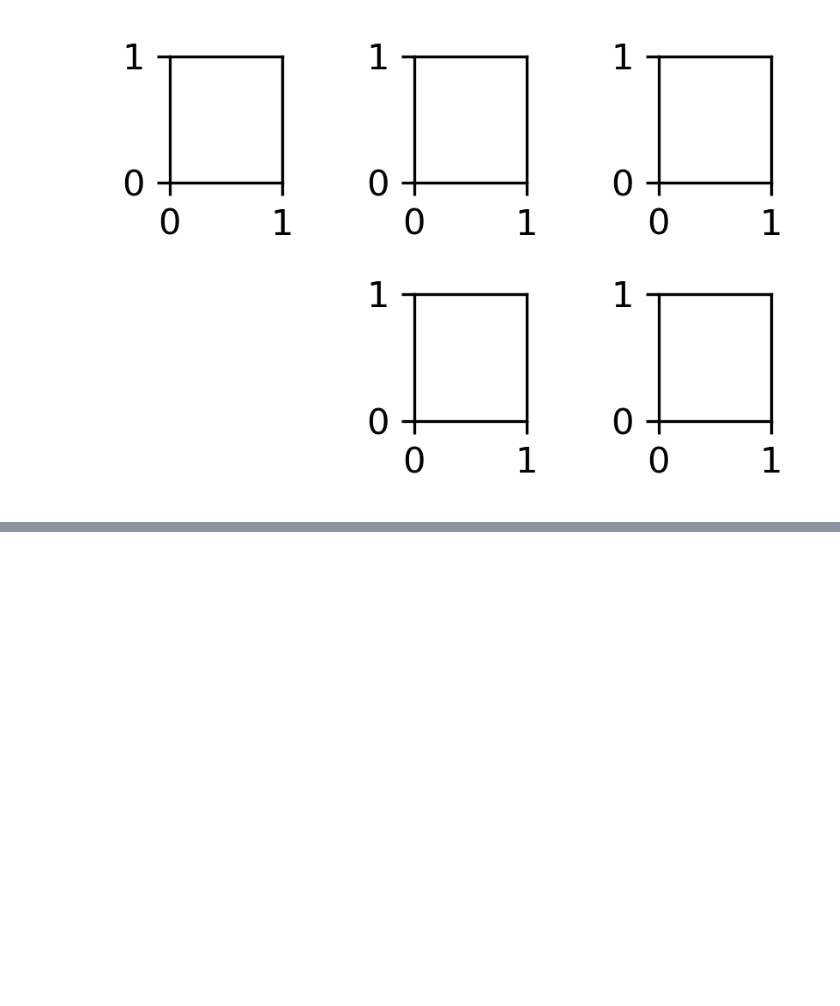
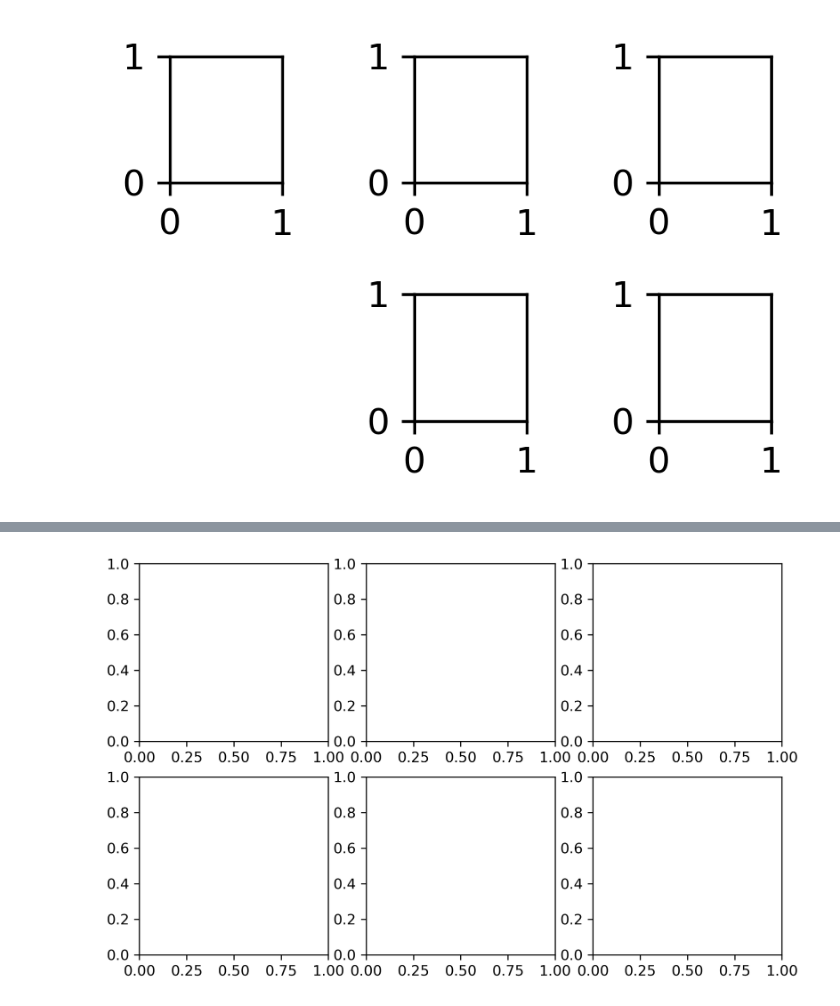
Before and after one commit to arwalkerlab/CodeSummerSchool2023, a Jupyter notebook: JupyterNotebooks/Introduction_to_Matplotlib.ipynb, the cells around one changed output, grey strips where cells are left out. Drawn from its saved outputs; the diff is of its cells as text; code cells hidden in the pictures; blank space fills up the shorter version.

```diff
--- a/JupyterNotebooks/Introduction_to_Matplotlib.ipynb
+++ b/JupyterNotebooks/Introduction_to_Matplotlib.ipynb
@@ -70,0 +77,4 @@ fig.tight_layout()
+# %%
+fig,axes = plt.subplots(2,3,figsize=[8,5],dpi=300)
+# %% [output]
+[figure, added]
```
Also changed, not shown: parts of 1 cell of this notebook.
